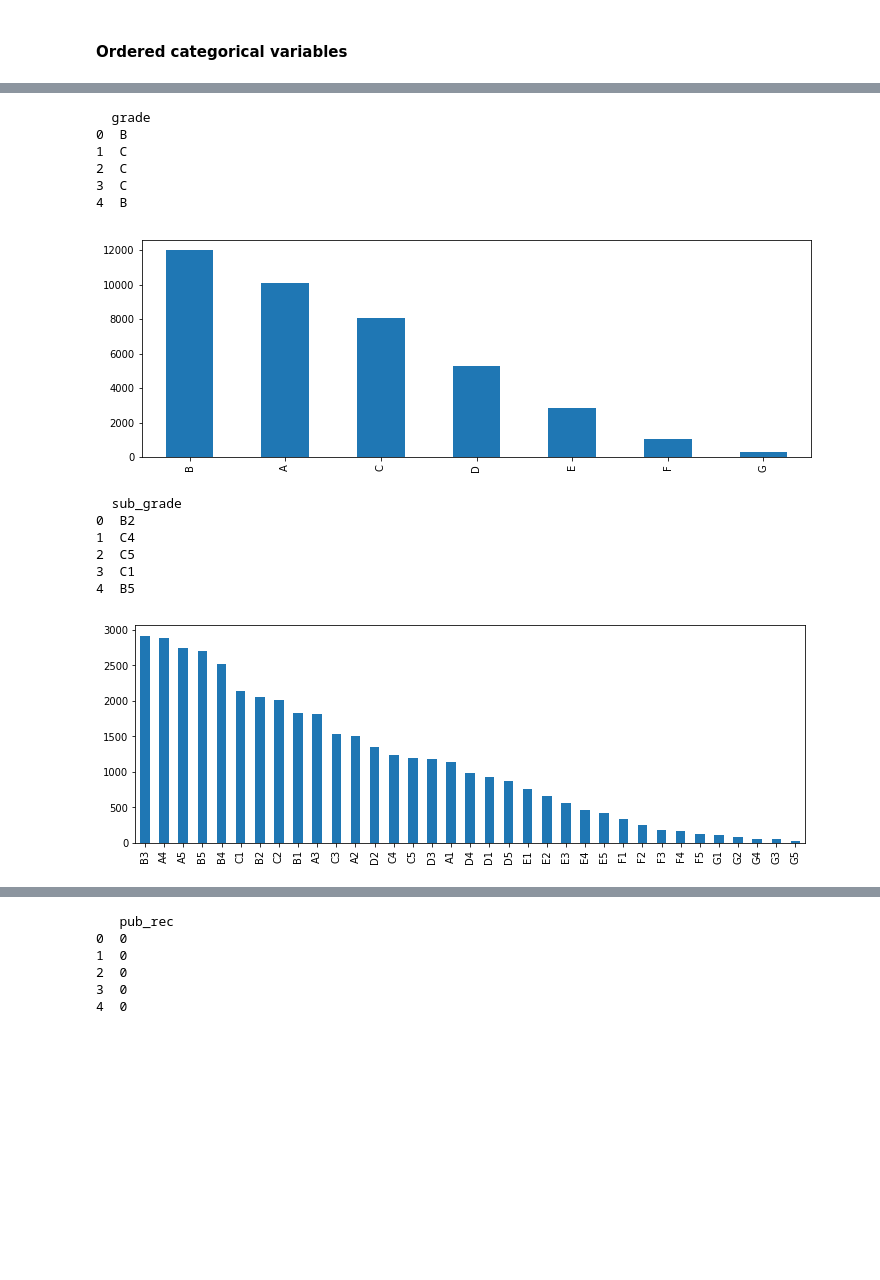
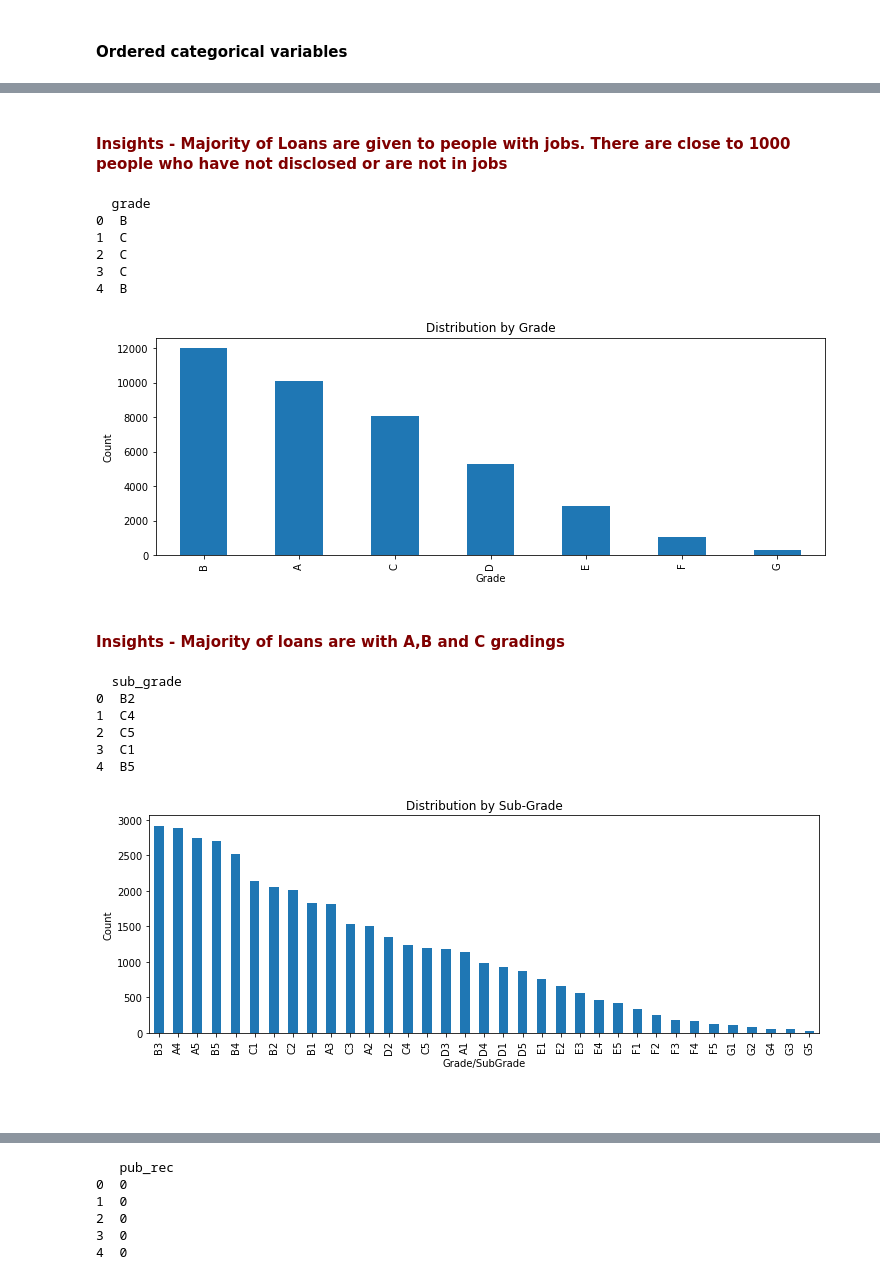
Before and after one commit to Shakeebbk/lending_club_eda, a Jupyter notebook: Solution.ipynb, the cells around one changed output, grey strips where cells are left out. Saved outputs shown, nothing was run; the diff lists cells and outputs as text; code cells hidden in the pictures; blank space fills up the shorter version.

```diff
--- a/Solution.ipynb
+++ b/Solution.ipynb
@@ -125,0 +158,9 @@ cleanedup_loan_data.head()
+# %%
+def head_and_bar_plot(df, col, ptitle='Distribution', pxlabel='', pylabel='Count'):
+    plt.figure(figsize=(12, 4))
+    print(df[[col]].head())
+    df[col].value_counts().plot.bar()
+    plt.title(ptitle)
+    plt.xlabel(pxlabel)
+    plt.ylabel(pylabel)
+    plt.show()
@@ -199,8 +249,2 @@ head_and_plot_distribution(cleanedup_loan_data, 'home_ownership')
 # %% [markdown]
 #### Ordered categorical variables
-# %%
-def head_and_bar_plot(df, col):
-    plt.figure(figsize=(12, 4))
-    print(df[[col]].head())
-    df[col].value_counts().plot.bar()
-    plt.show()
@@ -228,0 +271,4 @@ head_and_bar_plot(cleanedup_loan_data, 'emp_length')
+# %%
+# Replace the nan values in the table to NotAvailable
+cleanedup_loan_data.loc[cleanedup_loan_data['emp_length'].isnull(), 'emp_length'] = 'NotAvailable'
+cleanedup_loan_data.emp_length.unique()
@@ -229,15 +289,19 @@ head_and_bar_plot(cleanedup_loan_data, 'emp_length')
+# %% [markdown]
+#### <font color='Maroon'>Insights - Majority of Loans are given to people with  jobs. There are close to 1000 people who have not disclosed or are not in jobs</font>
 # %%
-head_and_bar_plot(cleanedup_loan_data, 'grade')
+head_and_bar_plot(cleanedup_loan_data, 'grade', 'Distribution by Grade', 'Grade' ,'Count')
 # %% [output]
   grade
 0  B
 1  C
 2  C
 3  C
 4  B
-[figure, old version]
+[figure, new version]
+# %% [markdown]
+#### <font color='Maroon'>Insights - Majority of loans are with A,B and C gradings</font>
 # %%
-head_and_bar_plot(cleanedup_loan_data, 'sub_grade')
+head_and_bar_plot(cleanedup_loan_data, 'sub_grade', 'Distribution by Sub-Grade', 'Grade/SubGrade' ,'Count')
 # %% [output]
   sub_grade
 0  B2
@@ -245,5 +309,7 @@ head_and_bar_plot(cleanedup_loan_data, 'sub_grade')
 2  C5
 3  C1
 4  B5
-[figure, old version]
+[figure, new version]
+# %% [markdown]
+#### <font color='Maroon'></font>
 # %%
```
Also changed, not shown: parts of 47 cells of this notebook.
